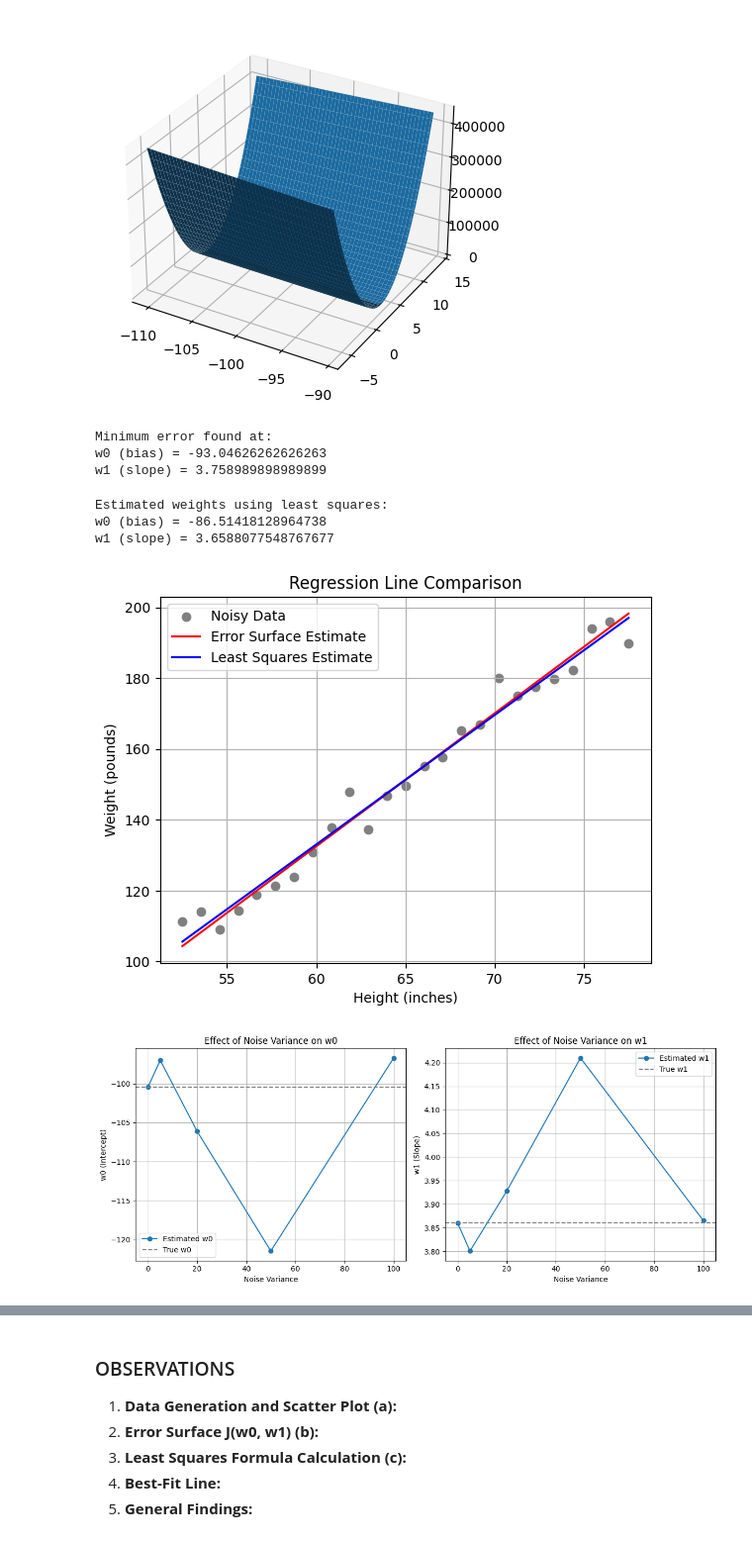
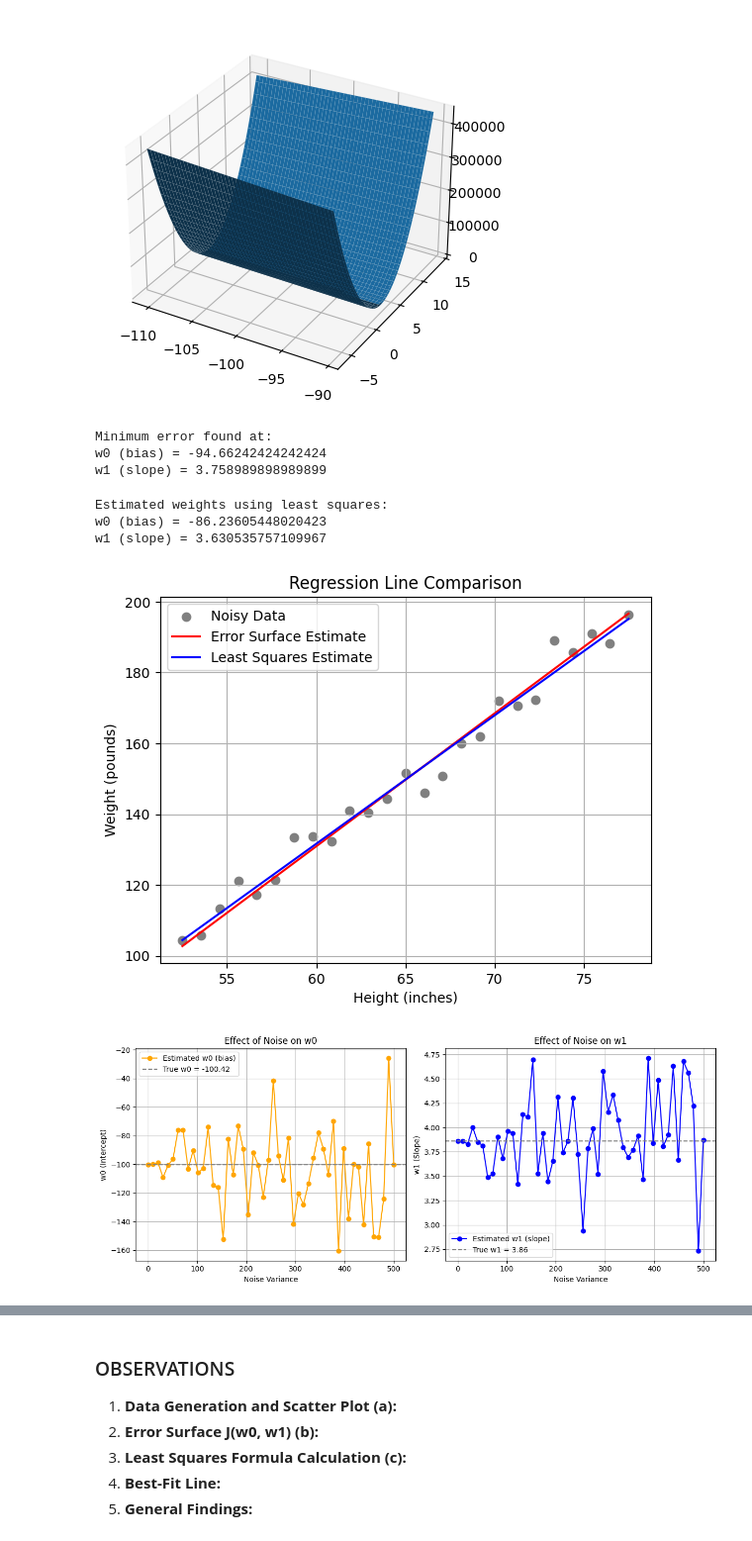
Before and after one commit to bhsh200/jpmc-case-study, a Jupyter notebook: Part1.ipynb, the cells around one changed output, grey strips where cells are left out. Shown: that part at 99% size. Drawn from its saved outputs; the diff is of its cells as text; code cells hidden in the pictures.

Commit message:
added effect of sample size & var

```diff
--- a/Part1.ipynb
+++ b/Part1.ipynb
@@ -5,14 +5,15 @@ import matplotlib.pyplot as plt
 # Generate 25 heights in inches
 heights = np.linspace(52.5, 77.5, 25)
 X = np.column_stack((np.ones(len(heights)), heights))  # shape (25, 2)
-#for random
+
+w_vec = np.array([-100.42, 3.86])
 
 # Define the weight function
-def w(h,w0,w1):
-    return w0 + w1*h  # h in inches, w in pounds
+def wt(X,w_vec):
+    return X @ w_vec  # h in inches, w in pounds
 
 # Calculate weights
-weights = w(heights,-100.42,3.86)
+weights = wt(X,w_vec)
 
 # Serial numbers
 serials = np.arange(1, 26)
@@ -108,7 +109,7 @@ print(f"w1 (slope) = {min_w1}")
 error_weights = np.array([min_w0,min_w1])
 # %% [output]
 Minimum error found at:
-w0 (bias) = -93.04626262626263
+w0 (bias) = -94.66242424242424
 w1 (slope) = 3.758989898989899
 # %%
 def LinearRegression(X, t):
@@ -123,8 +124,8 @@ print(f"w0 (bias) = {regression_weights[0]}")
 print(f"w1 (slope) = {regression_weights[1]}")
 # %% [output]
 Estimated weights using least squares:
-w0 (bias) = -86.51418128964738
-w1 (slope) = 3.6588077548767677
+w0 (bias) = -86.23605448020423
+w1 (slope) = 3.630535757109967
 # %%
 error_weights = np.array([min_w0,min_w1])
 error_pred = X @ error_weights
@@ -145,55 +146,55 @@ plt.legend()
 plt.grid(True)
 plt.show()
 # %% [output]
-[figure, old version]
+[figure, new version]
 # %%
-# Fixed parameters
-np.random.seed(0)
-heights = np.linspace(52.5, 77.5, 25)
-true_weights = 3.86 * heights - 100.42
-X = np.vstack((np.ones_like(heights), heights)).T
-t_true = true_weights.reshape(-1, 1)
+"""
+Effect of variance
+"""
 
-# Variance values to test
-variances = [0, 5, 20, 50, 100]
+variances = variances = np.linspace(0, 500,50)  # 50 points from 0 to 500
+
 estimated_params = []
 
-def least_squares(X, t):
-    return np.linalg.inv(X.T @ X) @ X.T @ t
-
-# Loop over variances
 for var in variances:
-    noise = np.random.normal(0, np.sqrt(var), size=heights.shape)
-    noisy_weights = true_weights + noise
-    t_noisy = noisy_weights.reshape(-1, 1)
-    w_est = least_squares(X, t_noisy).flatten()
+    noise_var = np.random.normal(0, np.sqrt(var), size=heights.shape)
+    noisy_wt = weights + noise_var
+    t_noisy = noisy_wt.reshape(-1, 1)
+    w_est = LinearRegression(X,t_noisy)
     estimated_params.append((var, w_est[0], w_est[1]))
 
-# Convert to numpy array for easy plotting
-estimated_params = np.array(estimated_params)
+    # Unpack data
+variances = [row[0] for row in estimated_params]
+w0_vals   = [row[1] for row in estimated_params]
+w1_vals   = [row[2] for row in estimated_params]
 
-# Plotting the change in w0 and w1
+# True values
+true_w0 = -100.42
+true_w1 = 3.86
+
+# Plot w0
 plt.figure(figsize=(12, 5))
 
 plt.subplot(1, 2, 1)
-plt.plot(estimated_params[:, 0], estimated_params[:, 1], 'o-', label='Estimated w0')
-plt.axhline(-100.42, color='gray', linestyle='--', label='True w0')
+plt.plot(variances, w0_vals, 'o-', label='Estimated w0 (bias)', color='orange')
+plt.axhline(true_w0, color='gray', linestyle='--', label=f'True w0 = {true_w0}')
 plt.xlabel('Noise Variance')
 plt.ylabel('w0 (Intercept)')
-plt.title('Effect of Noise Variance on w0')
+plt.title('Effect of Noise on w0')
 plt.legend()
 plt.grid(True)
 
+# Plot w1
 plt.subplot(1, 2, 2)
-plt.plot(estimated_params[:, 0], estimated_params[:, 2], 'o-', label='Estimated w1')
-plt.axhline(3.86, color='gray', linestyle='--', label='True w1')
+plt.plot(variances, w1_vals, 'o-', label='Estimated w1 (slope)', color='blue')
+plt.axhline(true_w1, color='gray', linestyle='--', label=f'True w1 = {true_w1}')
 plt.xlabel('Noise Variance')
 plt.ylabel('w1 (Slope)')
-plt.title('Effect of Noise Variance on w1')
+plt.title('Effect of Noise on w1')
 plt.legend()
 plt.grid(True)
 
 plt.tight_layout()
 plt.show()
 # %% [output]
-[figure, old version]
+[figure, new version]
```
Also changed, not shown: parts of 4 cells of this notebook.
